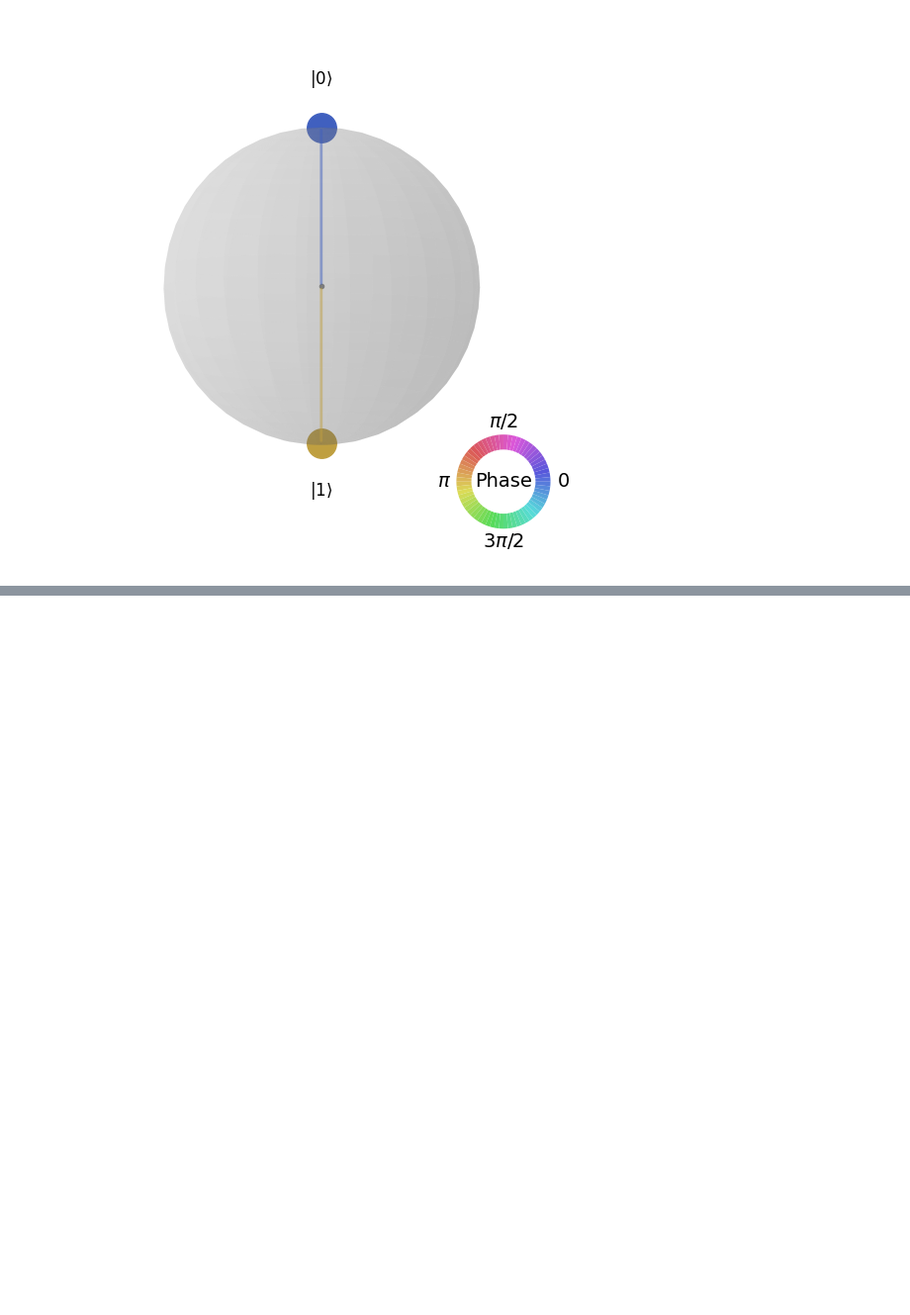
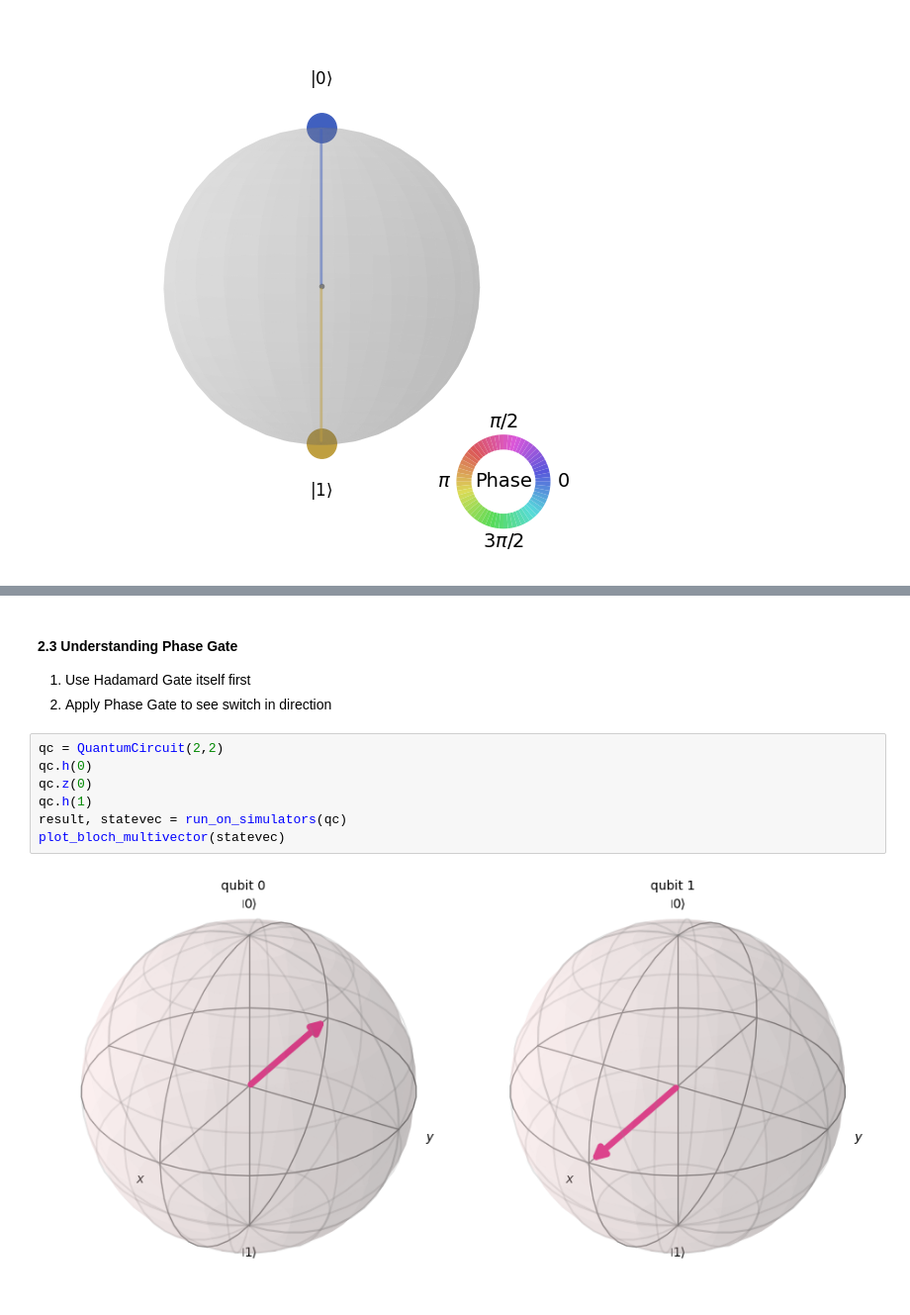
Before and after one commit to oooookk7/Quantum-Computing-with-Qiskit, a Jupyter notebook: 01-teleportation.ipynb, the cells around one changed output, grey strips where cells are left out. Shown at 99% size. Drawn from its saved outputs; the diff is of its cells as text; blank space fills up the shorter version.

```diff
--- a/01-teleportation.ipynb
+++ b/01-teleportation.ipynb
@@ -53,0 +179,14 @@ plot_state_qsphere(state)
+# %% [markdown]
+#### 2.3 Understanding Phase Gate
+
+1. Use Hadamard Gate itself first
+2. Apply Phase Gate to see switch in direction
+# %%
+qc = QuantumCircuit(2,2)
+qc.h(0)
+qc.z(0)
+qc.h(1)
+result, statevec = run_on_simulators(qc)
+plot_bloch_multivector(statevec)
+# %% [output]
+[figure, added]
```
Also changed, not shown: parts of 33 cells of this notebook.
